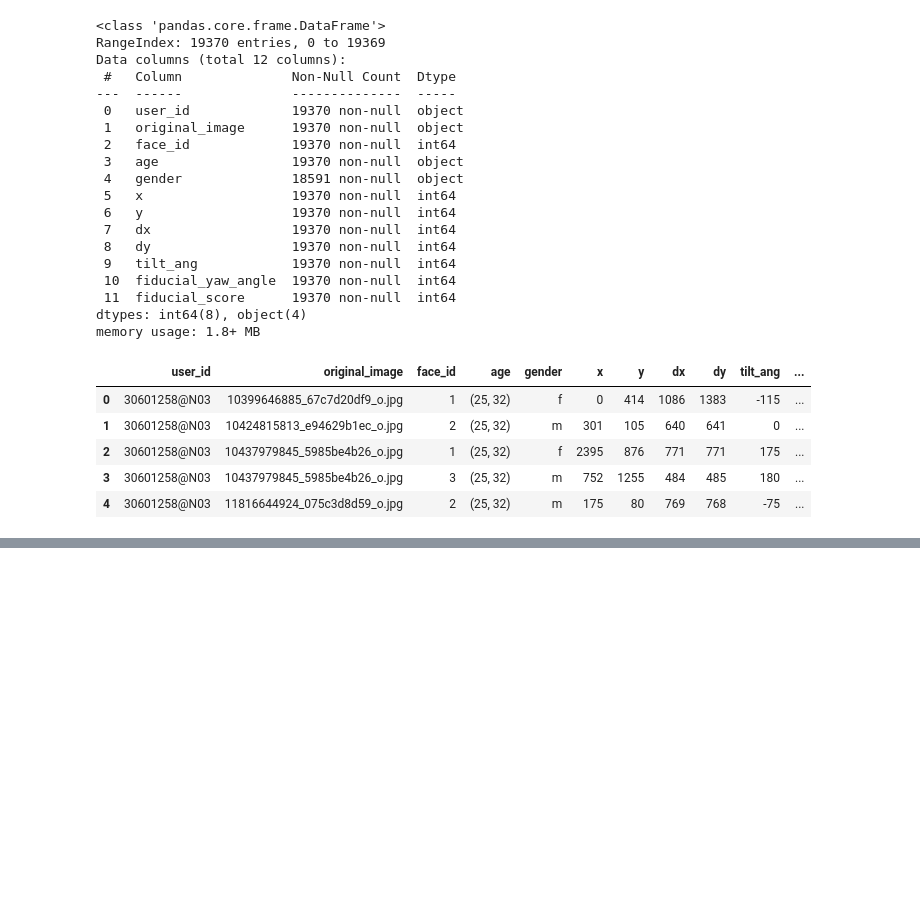
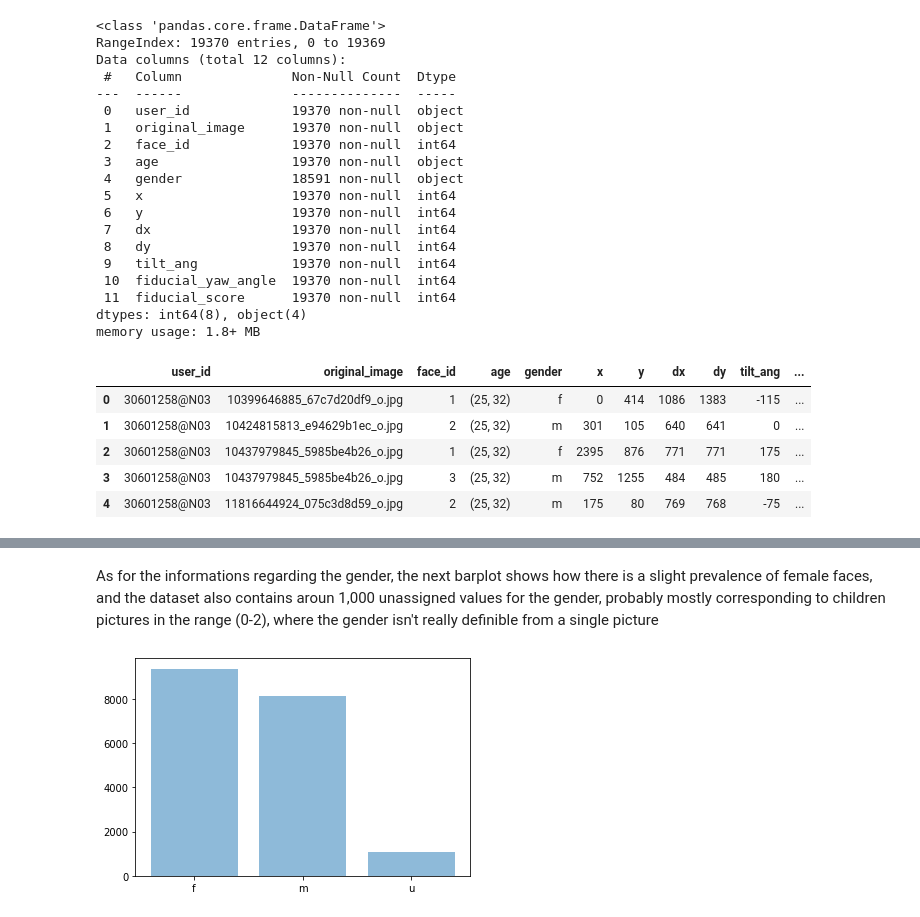
Before and after one commit to MarioAvolio/FaceLens, a Jupyter notebook: notebooks/FaceLens_Adience_dataset_collection.ipynb, the cells around one changed output, grey strips where cells are left out. Saved outputs shown, nothing was run; the diff lists cells and outputs as text; code cells hidden in the pictures; blank space fills up the shorter version.

```diff
--- a/notebooks/FaceLens_Adience_dataset_collection.ipynb
+++ b/notebooks/FaceLens_Adience_dataset_collection.ipynb
@@ -167,0 +182,9 @@ total_data.head()
+# %% [markdown]
+As for the informations regarding the gender, the next barplot shows how there is a slight prevalence of female faces, and the dataset also contains aroun 1,000 unassigned values for the gender, probably mostly corresponding to children pictures in the range (0-2), where the gender isn't really definible from a single picture
+# %%
+#bar chart
+gender = ['f','m','u']
+plt.bar(gender, total_data.gender.value_counts(), align='center', alpha=0.5)
+plt.show()
+# %% [output]
+[figure, added]
```
Also changed, not shown: parts of 6 cells of this notebook.
